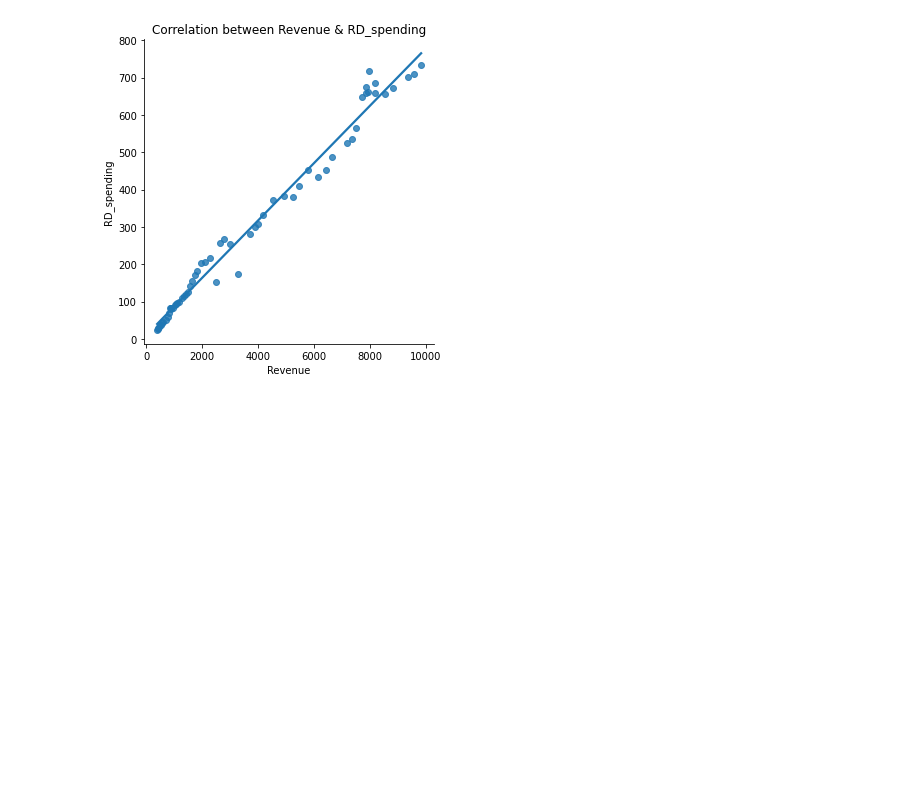
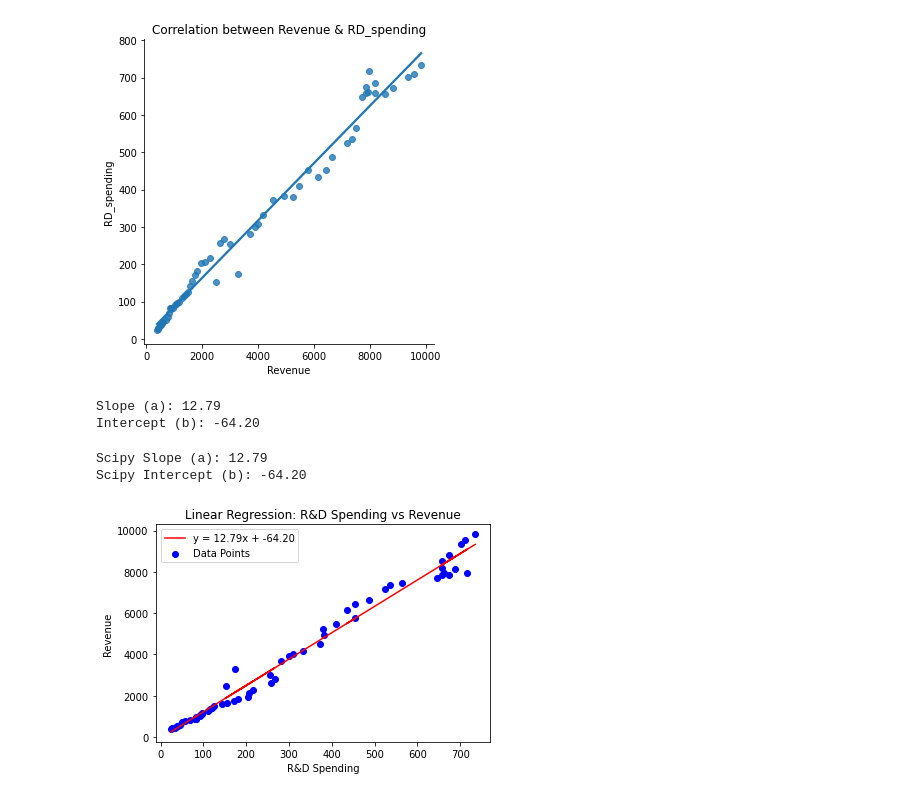
Before and after one commit to Mahaitia/Business_research_Term1_assignment, a Jupyter notebook: netflix_rd_analysis.ipynb, the cells around one changed output. Saved outputs shown, nothing was run; the diff lists cells and outputs as text; code cells hidden in the pictures; blank space fills up the shorter version.

```diff
--- a/netflix_rd_analysis.ipynb
+++ b/netflix_rd_analysis.ipynb
@@ -31,3 +33,44 @@ plt.ylabel("RD_spending")
 plt.show()
 # %% [output]
 [figure]
+# %%
+# Means of the variables
+x_mean = data['rd_spending'].mean()
+y_mean = data['revenue'].mean()
+
+# Calculate slope (a)
+numerator = np.sum((data['rd_spending'] - x_mean) * (data['revenue'] - y_mean))
+denominator = np.sum((data['rd_spending'] - x_mean) ** 2)
+a = numerator / denominator  # Slope
+
+# Calculate intercept (b)
+b = y_mean - a * x_mean  # Intercept
+
+print(f"Slope (a): {a:.2f}")
+print(f"Intercept (b): {b:.2f}")
+# %% [output]
+Slope (a): 12.79
+Intercept (b): -64.20
+# %%
+slope, intercept, r_value, p_value, std_err = linregress(data['rd_spending'], data['revenue'])
+
+print(f"Scipy Slope (a): {slope:.2f}")
+print(f"Scipy Intercept (b): {intercept:.2f}")
+# %% [output]
+Scipy Slope (a): 12.79
+Scipy Intercept (b): -64.20
+# %%
+# Regression line equation
+x = data['rd_spending']
+y_pred = a * x + b  # Predicted values of revenue
+
+# Plot
+plt.scatter(data['rd_spending'], data['revenue'], color='blue', label='Data Points')
+plt.plot(data['rd_spending'], y_pred, color='red', label=f"y = {a:.2f}x + {b:.2f}")
+plt.xlabel('R&D Spending')
+plt.ylabel('Revenue')
+plt.title('Linear Regression: R&D Spending vs Revenue')
+plt.legend()
+plt.show()
+# %% [output]
+[figure, added]
```
Also changed, not shown: parts of 1 cell of this notebook, 2 other files.
